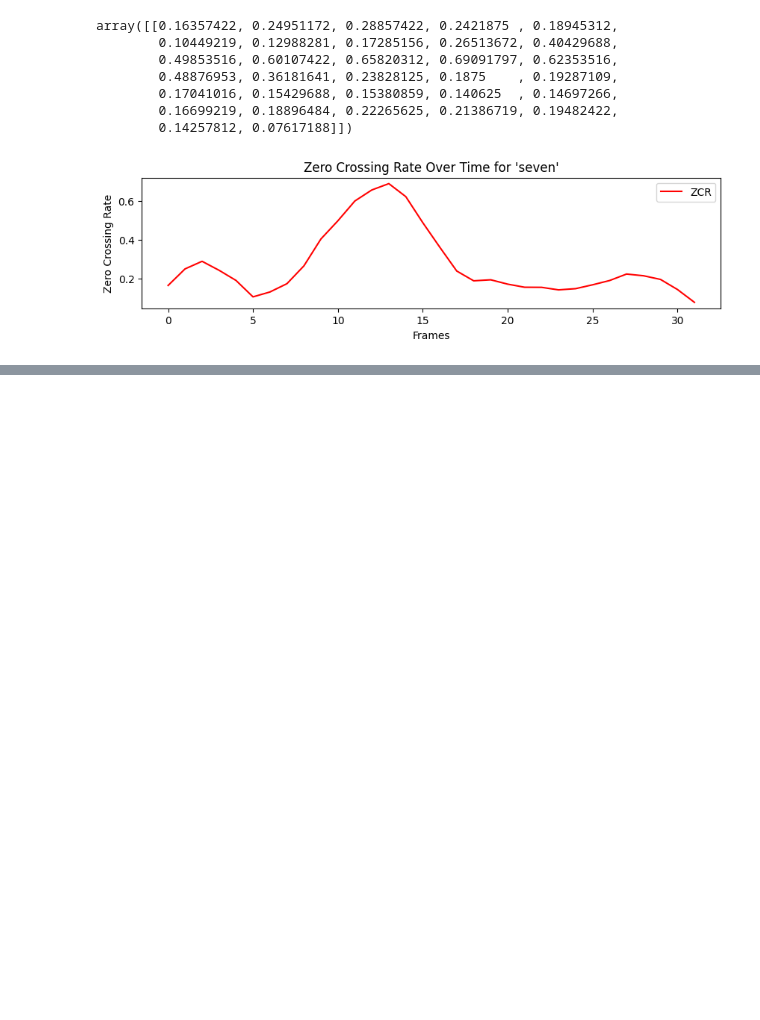
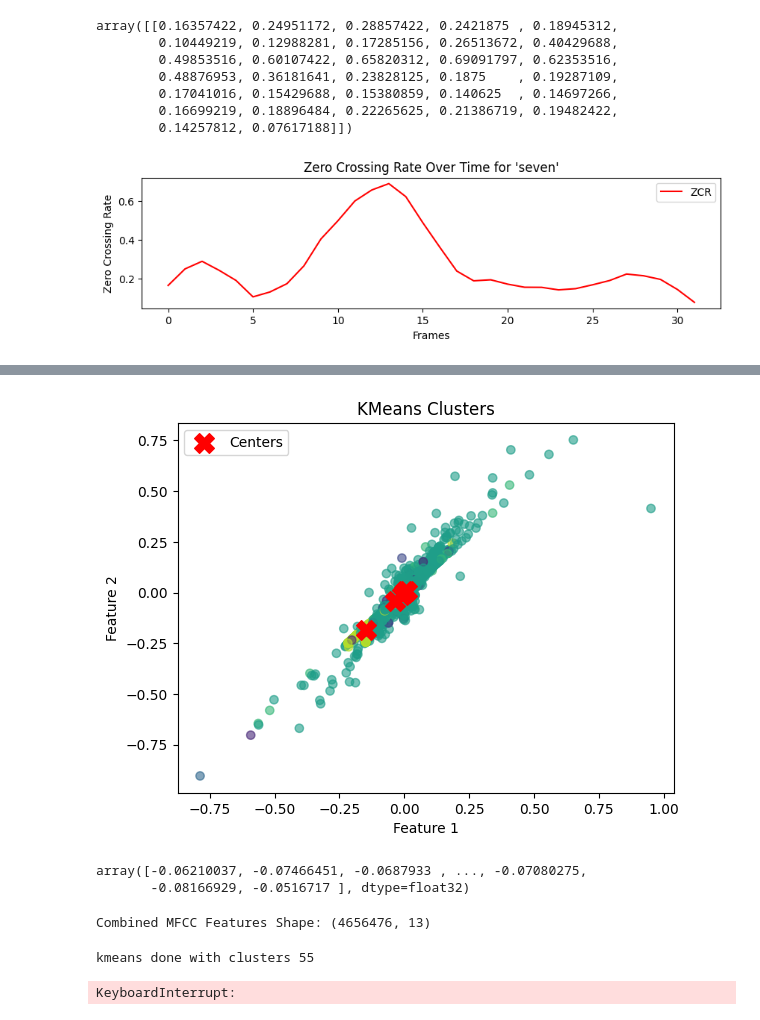
Before and after one commit to twitte01/288R_Capstone, a Jupyter notebook: capstone.ipynb, the cells around one changed output, grey strips where cells are left out. Cells and saved outputs as stored; diff of their text form; code cells hidden in the pictures; blank space fills up the shorter version.

```diff
--- a/capstone.ipynb
+++ b/capstone.ipynb
@@ -758,0 +808,39 @@ plt.show()
+# %%
+labels = kmeans.labels_
+centers = kmeans.cluster_centers_
+plt.scatter(audio_data_arr[:, 0], audio_data_arr[:, 1], c=labels, cmap='viridis', alpha=0.6)
+plt.scatter(centers[:, 0], centers[:, 1], c='red', s=200, marker='X', label="Centers")
+plt.title("KMeans Clusters")
+plt.xlabel("Feature 1")
+plt.ylabel("Feature 2")
+plt.legend()
+plt.show()
+# %% [output]
+[figure, added]
+# %%
+audio_data_arr[0]
+# %% [output]
+array([-0.06210037, -0.07466451, -0.0687933 , ..., -0.07080275,
+       -0.08166929, -0.0516717 ], dtype=float32)
+# %%
+all_mfcc_features = []
+for data in audio_data_padded:
+    mfcc = librosa.feature.mfcc(y=data, sr=22050, n_mfcc=13)
+    all_mfcc_features.append(mfcc.T)
+
+all_mfcc_features = np.vstack(all_mfcc_features)
+print("Combined MFCC Features Shape:", all_mfcc_features.shape)
+# %% [output]
+Combined MFCC Features Shape: (4656476, 13)
+# %%
+inertia = []
+K_range = range(55, 105, 10)
+
+for k in K_range:
+    kmeans = KMeans(n_clusters=k, random_state=42)
+    kmeans.fit(audio_data_arr)
+    inertia.append(kmeans.inertia_)
+    print(f'kmeans done with clusters {k}')
+# %% [output]
+kmeans done with clusters 55
+KeyboardInterrupt:
```
Also changed, not shown: parts of 13 cells of this notebook.
